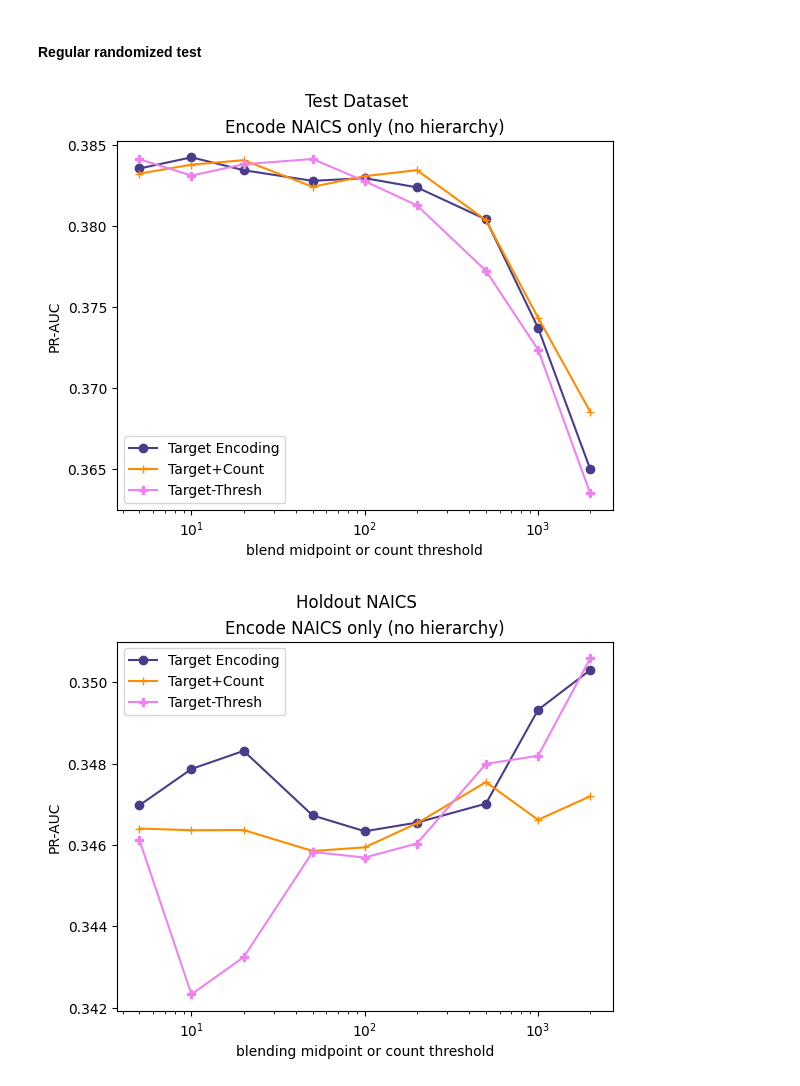
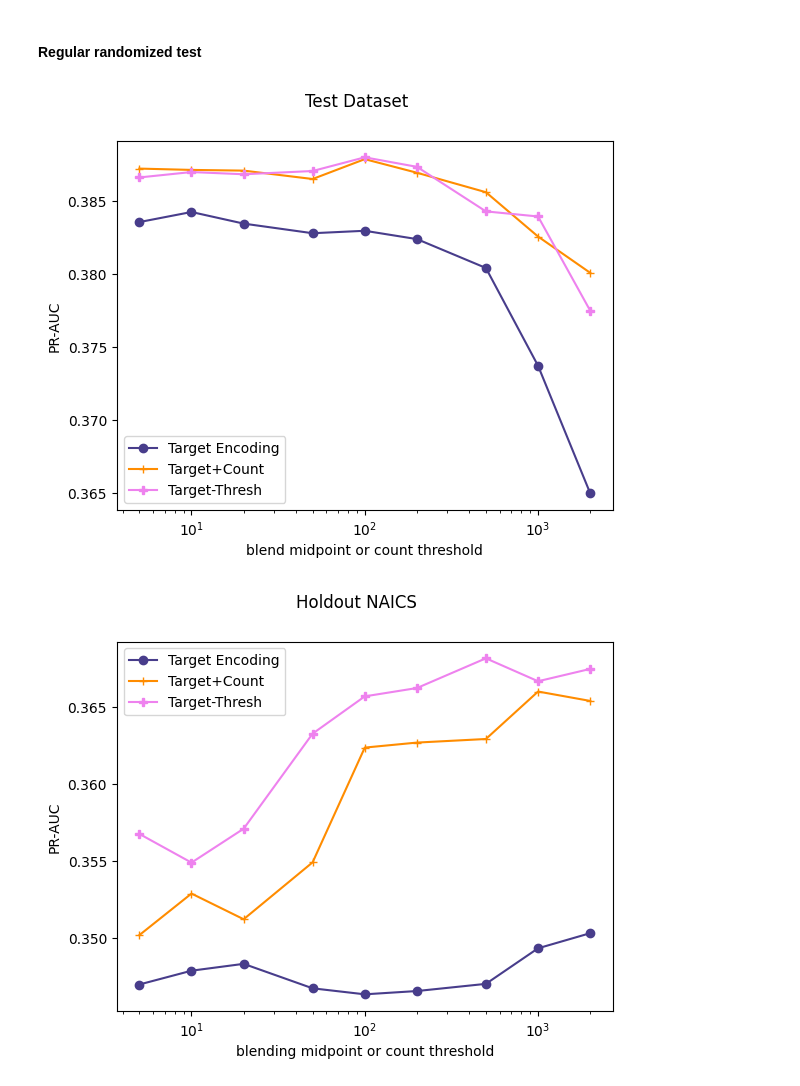
Before and after one commit to vla6/Blog_gnn_naics, a Jupyter notebook: A_target_count_encoding/A10_xgb_tt_loop_thresh.ipynb, the cells around one changed output. Cells and saved outputs as stored; diff of their text form; code cells hidden in the pictures.

```diff
--- a/A_target_count_encoding/A10_xgb_tt_loop_thresh.ipynb
+++ b/A_target_count_encoding/A10_xgb_tt_loop_thresh.ipynb
@@ -54,11 +54,12 @@ xgb_params = dict(best_params,
 # %%
 metrics_base = pd.read_csv(Path(setup.parent_path).joinpath('14_REPORT_metrics.csv'))
 # %%
-metrics_tcenc = pd.read_csv(Path(setup.temp_path).joinpath('A02_REPORT_metrics.csv'))
+metrics_tcenc = pd.read_csv(Path(setup.temp_path).joinpath('A04_REPORT_metrics.csv'))
 # %% [markdown]
 ## Function to get metrics
 # %%
-def get_metrics(data, threshold = 100, enc_features = ['NAICS', 'NAICS_sector']):
+def get_metrics(data, threshold = 100,
+                enc_features = ['NAICS', 'NAICS_5', 'NAICS_4', 'NAICS_3', 'NAICS_sector']):
 
     # Alternative encoding
     train_df = data[data['dset'] == 'train']
@@ -120,7 +121,8 @@ count_sets = [5, 10, 20, 50, 100, 200, 500, 1000, 2000]
 pred_df = pd.DataFrame()
 metrics_df = pd.DataFrame()
 for c in count_sets:
-    this_pred, this_met = get_metrics(sba_loans, c, ['NAICS'])
+    this_pred, this_met = get_metrics(sba_loans, c,
+                                      ['NAICS', 'NAICS_5', 'NAICS_4', 'NAICS_3', 'NAICS_sector'])
     this_pred['c'] = c
     pred_df = pd.concat([pred_df, this_pred])
     this_met['c'] = c
@@ -172,27 +174,25 @@ metrics_df[metrics_df['dset_naics_holdout'] == 0] \
 ax.set_ylabel('PR-AUC')
 ax.set_xlabel('blend midpoint or count threshold')
 fig.suptitle('Test Dataset')
-ax.set_title('Encode NAICS only (no hierarchy)')
 fig.savefig(Path(setup.temp_path).joinpath('A10_PLOT_compare_base_reg.png'),
             bbox_inches='tight')
 # %% [output]
-[figure, old version]
+[figure, new version]
 # %%
 fig, ax = plt.subplots()
 metrics_base[metrics_base['dset_naics_holdout'] == 1] \
     .plot(x='c', y='average_precision_score', logx=True, ax=ax,
           label='Target Encoding',color='darkslateblue', style='o-')
 metrics_tcenc[metrics_tcenc['dset_naics_holdout'] == 1] \
     .plot(x='c', y='average_precision_score', logx=True, ax=ax,
           label='Target+Count',color='darkorange', style='+-')
 metrics_df[metrics_df['dset_naics_holdout'] == 1] \
     .plot(x='c', y='average_precision_score', logx=True, ax=ax,
           label='Target-Thresh',color='violet', style='P-')
 ax.set_ylabel('PR-AUC')
 ax.set_xlabel('blending midpoint or count threshold')
 fig.suptitle('Holdout NAICS')
-ax.set_title('Encode NAICS only (no hierarchy)')
 fig.savefig(Path(setup.temp_path).joinpath('A10_PLOT_compare_base_ho.png'),
             bbox_inches='tight')
 # %% [output]
-[figure, old version]
+[figure, new version]
```
Also changed, not shown: parts of 2 cells of this notebook, 8 other files.
